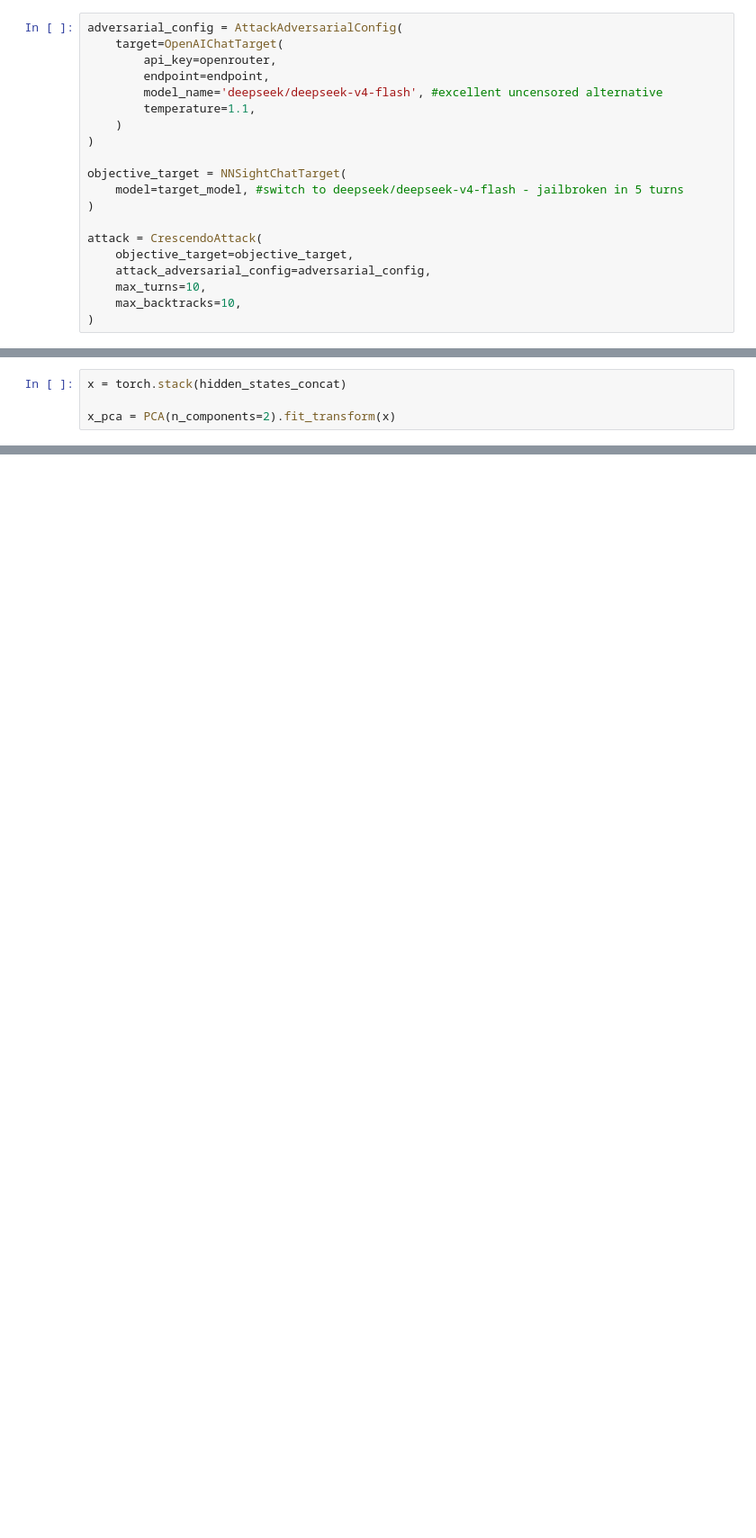
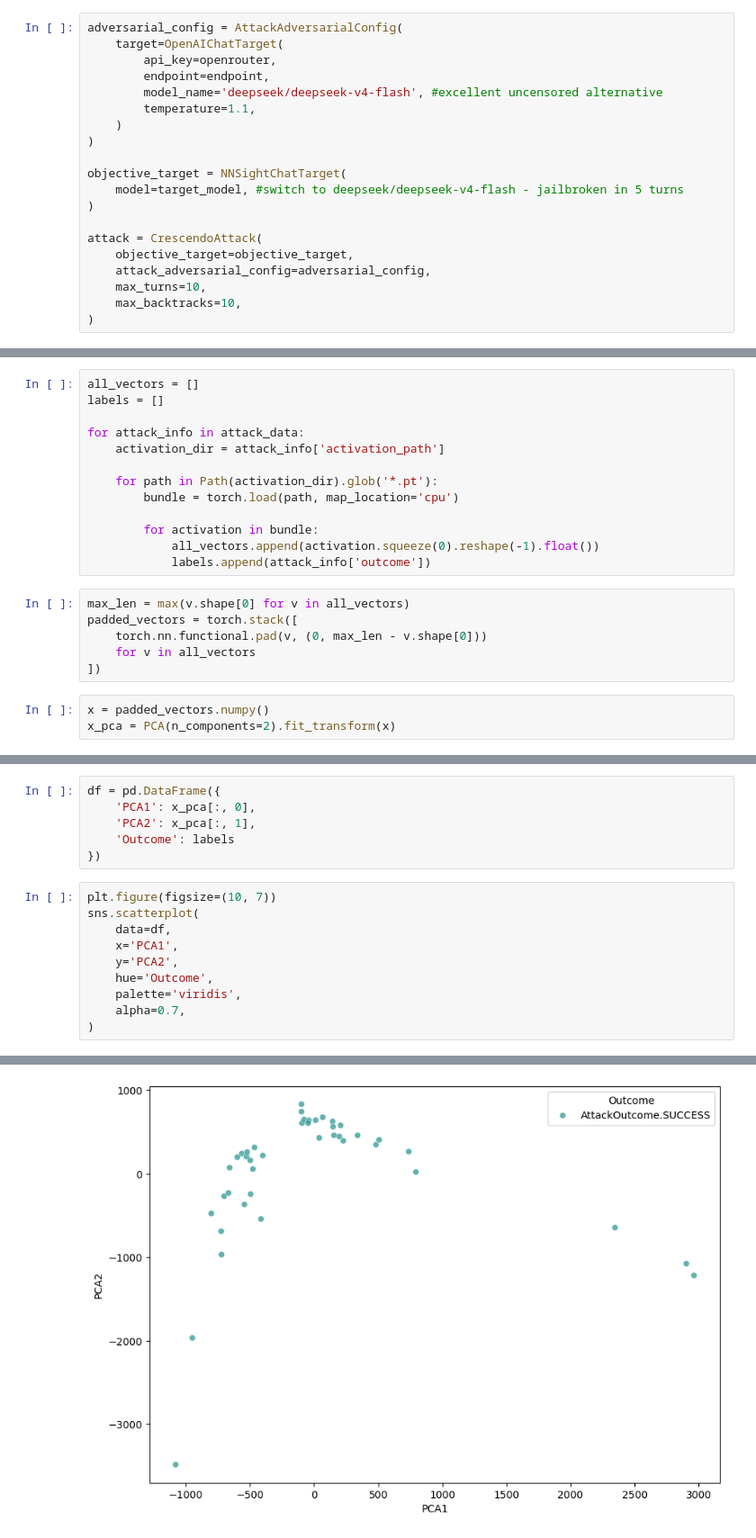
Before and after one commit to Decrescent398/multi-turn-interpretability, a Jupyter notebook: experiments/similarities_across_successful_jailbreaks.ipynb, the cells around one changed output, grey strips where cells are left out. Shown at 90% size. Drawn from its saved outputs; the diff is of its cells as text; blank space fills up the shorter version.

Commit message:
get layer activations, save logs, pretty PCA plots

```diff
--- a/experiments/similarities_across_successful_jailbreaks.ipynb
+++ b/experiments/similarities_across_successful_jailbreaks.ipynb
@@ -133,4 +178,22 @@ print(attack_result.last_response.converted_value)
+# %%
+all_vectors = []
+labels = []
+
+for attack_info in attack_data:
+    activation_dir = attack_info['activation_path']
+
+    for path in Path(activation_dir).glob('*.pt'):
+        bundle = torch.load(path, map_location='cpu')
+
+        for activation in bundle:
+            all_vectors.append(activation.squeeze(0).reshape(-1).float())
+            labels.append(attack_info['outcome'])
+# %%
+max_len = max(v.shape[0] for v in all_vectors)
+padded_vectors = torch.stack([
+    torch.nn.functional.pad(v, (0, max_len - v.shape[0]))
+    for v in all_vectors
+])
 # %%
-x = torch.stack(hidden_states_concat)
-
+x = padded_vectors.numpy()
 x_pca = PCA(n_components=2).fit_transform(x)
@@ -145,0 +200,17 @@ plt.show()
+# %%
+df = pd.DataFrame({
+    'PCA1': x_pca[:, 0],
+    'PCA2': x_pca[:, 1],
+    'Outcome': labels
+})
+# %%
+plt.figure(figsize=(10, 7))
+sns.scatterplot(
+    data=df,
+    x='PCA1',
+    y='PCA2',
+    hue='Outcome',
+    palette='viridis',
+    alpha=0.7,
+)
+# %% [output]
@@ -145,0 +218 @@ plt.show()
+[figure, added]
```
Also changed, not shown: parts of 23 cells of this notebook, 1 other file.
